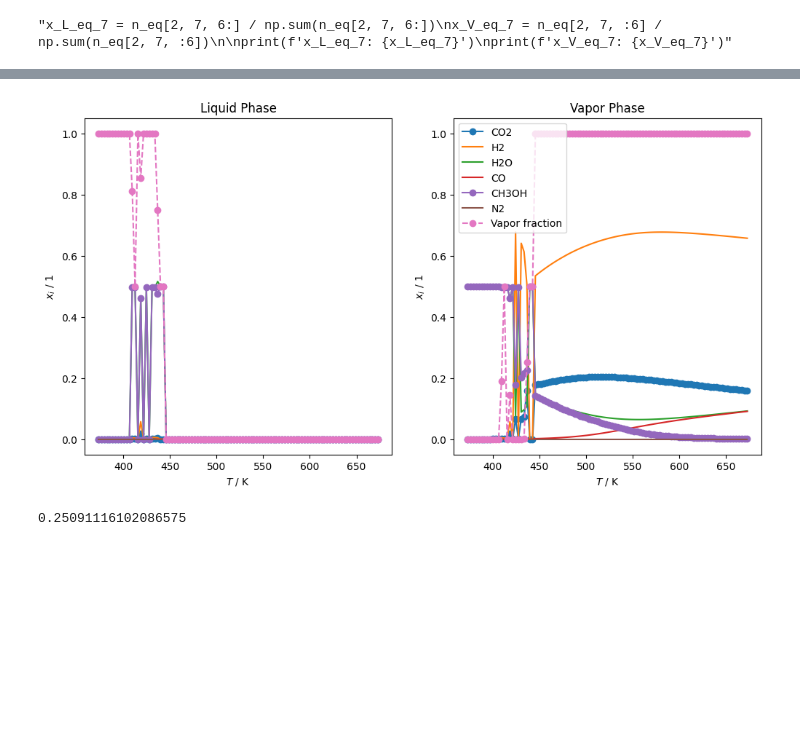
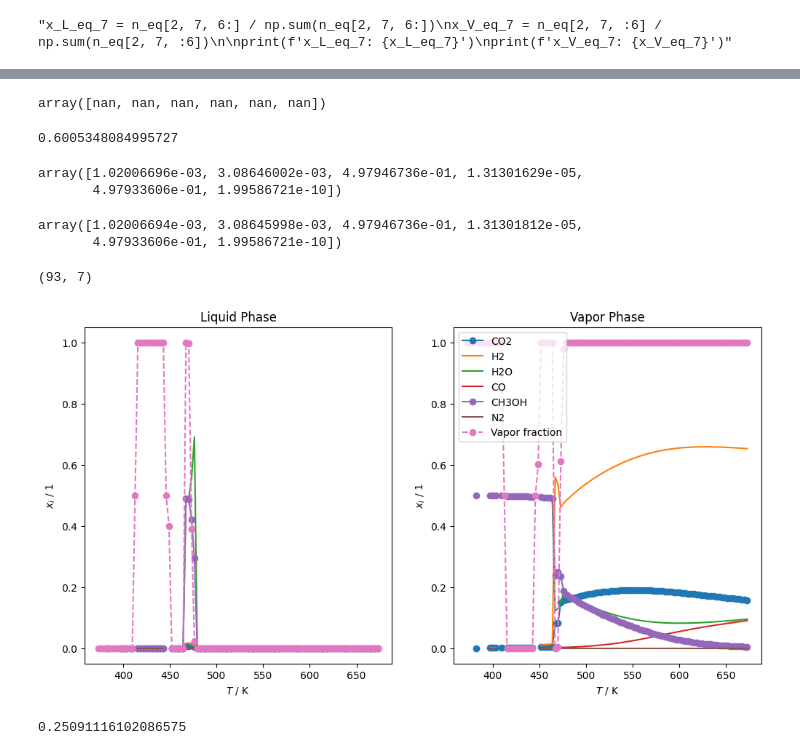
Before and after one commit to ChemRxnEngLab/GibbsEnergyMinimizationModel, a Jupyter notebook: PhaseStabilityTests/test.ipynb, the cells around one changed output, grey strips where cells are left out. Saved outputs shown, nothing was run; the diff lists cells and outputs as text; code cells hidden in the pictures; blank space fills up the shorter version.

```diff
--- a/PhaseStabilityTests/test.ipynb
+++ b/PhaseStabilityTests/test.ipynb
@@ -124,6 +126,16 @@ current T and p 670.1196969696969 10000000.0 (after convergence of g_T one-phase
 current T and p 673.15 10000000.0 (after convergence of g_T one-phase)
 # %% [markdown]
 # Data postprocessing
+# %%
+K0_R1_fg = np.zeros_like(T)
+K0_R2_fg = np.zeros_like(T)
+K0_R3_fg = np.zeros_like(T)
+
+for i in range(len(T)):
+
+    K0_R1_fg[i] = K0_CO_to_MeOH(T[i])
+    K0_R2_fg[i] = K0_CO2_to_MeOH(T[i])
+    K0_R3_fg[i] = K0_WGS(T[i])
 # %%
 f_i = np.zeros((len(p), len(T), 12))
 f_dev = np.zeros((len(p), len(T), 6))
@@ -209,0 +234,10 @@ plt.show()
+# %%
+K0_R1_fg = np.zeros_like(T)
+K0_R2_fg = np.zeros_like(T)
+K0_R3_fg = np.zeros_like(T)
+
+for i in range(len(T)):
+
+    K0_R1_fg[i] = K0_CO_to_MeOH(T[i])
+    K0_R2_fg[i] = K0_CO2_to_MeOH(T[i])
+    K0_R3_fg[i] = K0_WGS(T[i])
@@ -242,37 +376,59 @@ for i in range(len(p)):
+# %%
+n_eq[-1, 5, 6:] / np.sum(n_eq[-1, 5, 6:])
+# %% [output]
+array([nan, nan, nan, nan, nan, nan])
+# %%
+vapor_frac[-1,25]
+# %% [output]
+0.6005348084995727
+# %%
+n_eq[-1, 25, :6] / np.sum(n_eq[-1, 25, :6])
+# %% [output]
+array([1.02006696e-03, 3.08646002e-03, 4.97946736e-01, 1.31301629e-05,
+       4.97933606e-01, 1.99586721e-10])
+# %%
+n_eq[-1, 25, 6:] / np.sum(n_eq[-1, 25, 6:])
+# %% [output]
+array([1.02006694e-03, 3.08645998e-03, 4.97946736e-01, 1.31301812e-05,
+       4.97933606e-01, 1.99586721e-10])
+# %%
+counter, counter_2
+# %% [output]
+(93, 7)
 # %%
 # plot vapor phase conc
 fig, ax = plt.subplots(1, 2, figsize=(12, 6))
 
 #for pp in range(len(p)):
 
-ax[1].plot(T, x_eq[3, :, 0], label='CO2', marker='o')
-ax[1].plot(T, x_eq[3, :, 1], label='H2')
-ax[1].plot(T, x_eq[3, :, 2], label='H2O')
-ax[1].plot(T, x_eq[3, :, 3], label='CO')
-ax[1].plot(T, x_eq[3, :, 4], label='CH3OH', marker='o')
-ax[1].plot(T, x_eq[3, :, 5], label='N2')
-ax[1].plot(T, vapor_frac[3], label='Vapor fraction', marker='o', linestyle='--')
+ax[1].plot(T, x_eq[-1, :, 0], label='CO2', marker='o')
+ax[1].plot(T, x_eq[-1, :, 1], label='H2')
+ax[1].plot(T, x_eq[-1, :, 2], label='H2O')
+ax[1].plot(T, x_eq[-1, :, 3], label='CO')
+ax[1].plot(T, x_eq[-1, :, 4], label='CH3OH', marker='o')
+ax[1].plot(T, x_eq[-1, :, 5], label='N2')
+ax[1].plot(T, vapor_frac[-1], label='Vapor fraction', marker='o', linestyle='--')
 
-ax[0].plot(T, x_eq[3, :, 6], label='CO2', marker='o')
-ax[0].plot(T, x_eq[3, :, 7], label='H2')
-ax[0].plot(T, x_eq[3, :, 8], label='H2O')
-ax[0].plot(T, x_eq[3, :, 9], label='CO')
-ax[0].plot(T, x_eq[3, :, 10], label='CH3OH', marker='o')
-ax[0].plot(T, x_eq[3, :, 11], label='N2')
-ax[0].plot(T, 1-vapor_frac[3], label='Liquid fraction', marker='o', linestyle='--')
+ax[0].plot(T, x_eq[-1, :, 6], label='CO2', marker='o')
+ax[0].plot(T, x_eq[-1, :, 7], label='H2')
+ax[0].plot(T, x_eq[-1, :, 8], label='H2O')
+ax[0].plot(T, x_eq[-1, :, 9], label='CO')
+ax[0].plot(T, x_eq[-1, :, 10], label='CH3OH', marker='o')
+ax[0].plot(T, x_eq[-1, :, 11], label='N2')
+ax[0].plot(T, 1-vapor_frac[-1], label='Liquid fraction', marker='o', linestyle='--')
 
 ax[1].set_xlabel('$T$ / K')
 ax[1].set_ylabel('$x_i$ / 1')
 ax[1].legend()
 
 ax[0].set_title('Liquid Phase')
 ax[1].set_title('Vapor Phase')
 ax[0].set_xlabel('$T$ / K')
 ax[0].set_ylabel('$x_i$ / 1')
 
 plt.show()
 # %% [output]
-[figure, old version]
+[figure, new version]
 # %%
 vapor_frac[3, 21]
 # %% [output]
```
Also changed, not shown: parts of 14 cells of this notebook, 3 other files.
